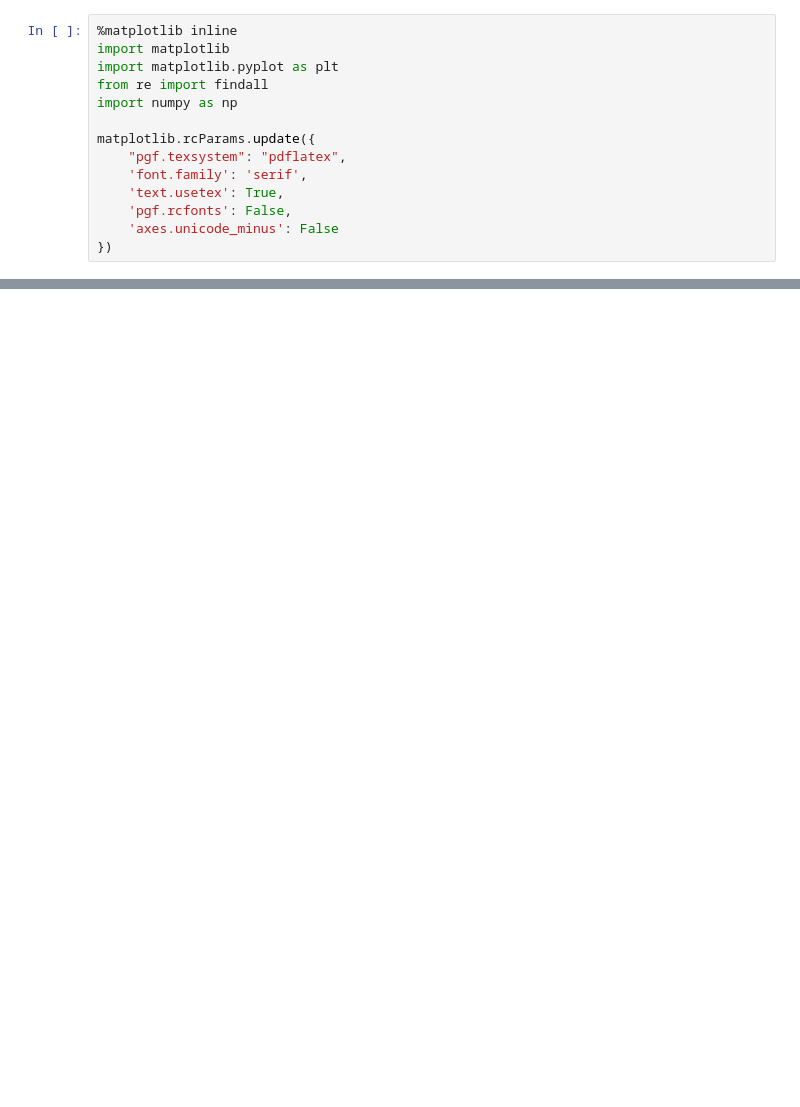
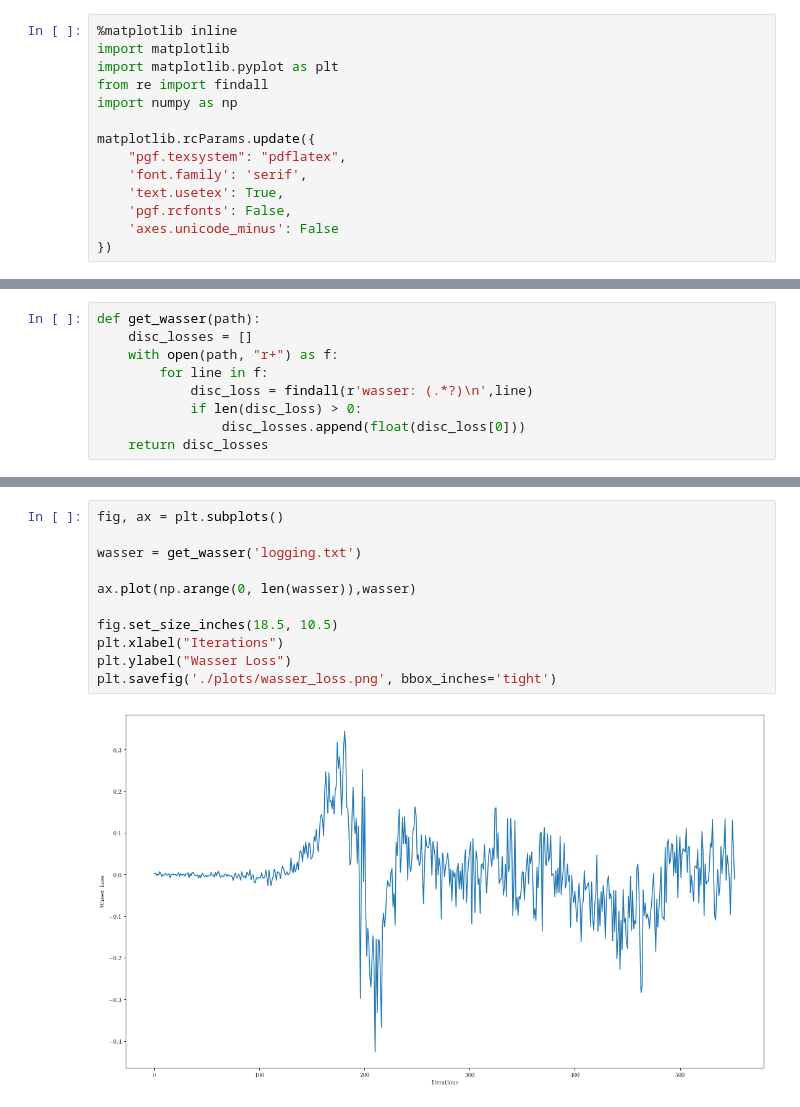
Before and after one commit to akutsyy/mvp-colorizing, a Jupyter notebook: Graphs.ipynb, the cells around one changed output, grey strips where cells are left out. Saved outputs shown, nothing was run; the diff lists cells and outputs as text; blank space fills up the shorter version.

```diff
--- a/Graphs.ipynb
+++ b/Graphs.ipynb
@@ -30,3 +30,12 @@ def get_gen_loss(path):
             if len(disc_loss) > 0:
                 disc_losses.append(float(disc_loss[0]))
     return disc_losses
+# %%
+def get_wasser(path):
+    disc_losses = []
+    with open(path, "r+") as f:
+        for line in f:
+            disc_loss = findall(r'wasser: (.*?)\n',line)
+            if len(disc_loss) > 0:
+                disc_losses.append(float(disc_loss[0]))
+    return disc_losses
@@ -59,0 +106,13 @@ plt.savefig('./plots/gen_loss.png', bbox_inches='tight')
+# %%
+fig, ax = plt.subplots()
+
+wasser = get_wasser('logging.txt')
+
+ax.plot(np.arange(0, len(wasser)),wasser)
+
+fig.set_size_inches(18.5, 10.5)
+plt.xlabel("Iterations")
+plt.ylabel("Wasser Loss")
+plt.savefig('./plots/wasser_loss.png', bbox_inches='tight')
+# %% [output]
+[figure, added]
```
Also changed, not shown: parts of 11 cells of this notebook, 2 other files.
